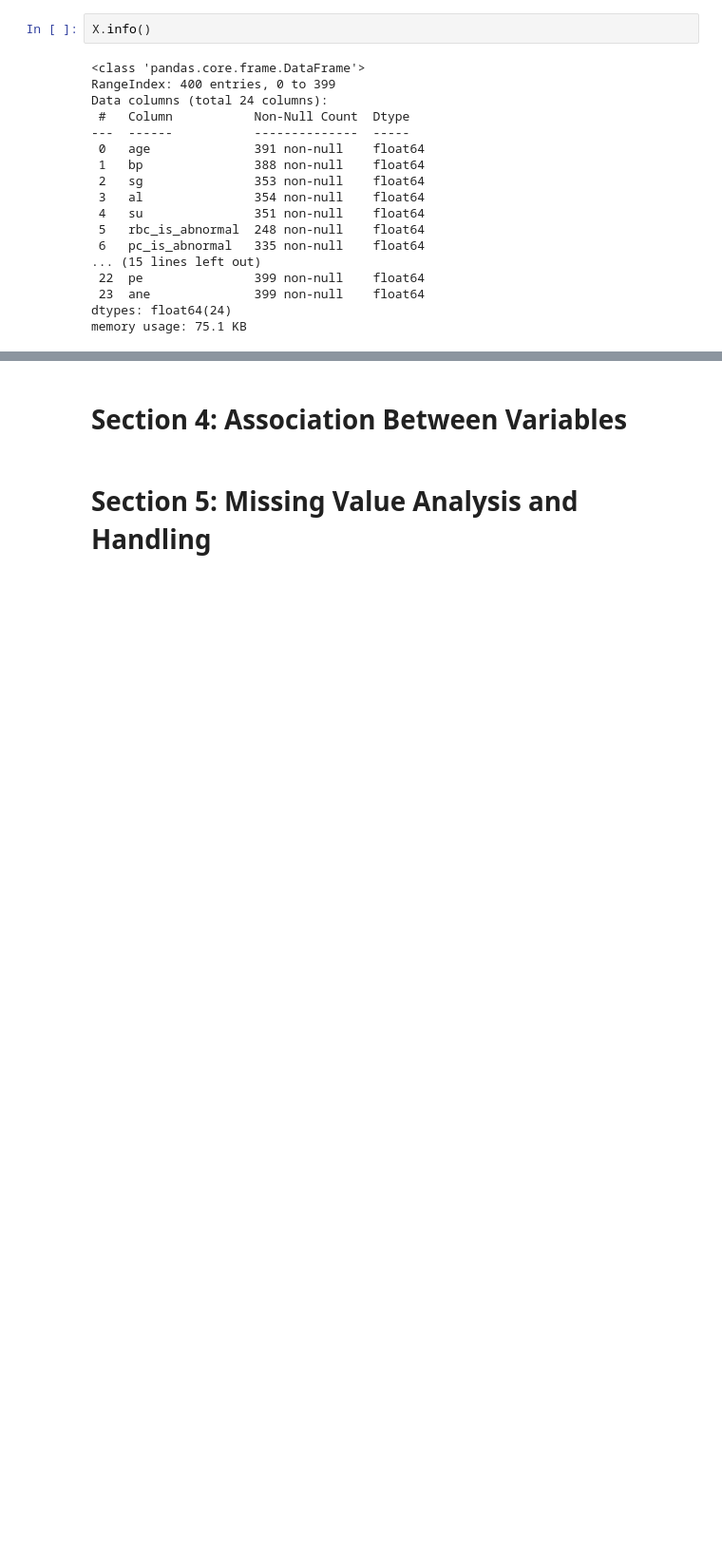
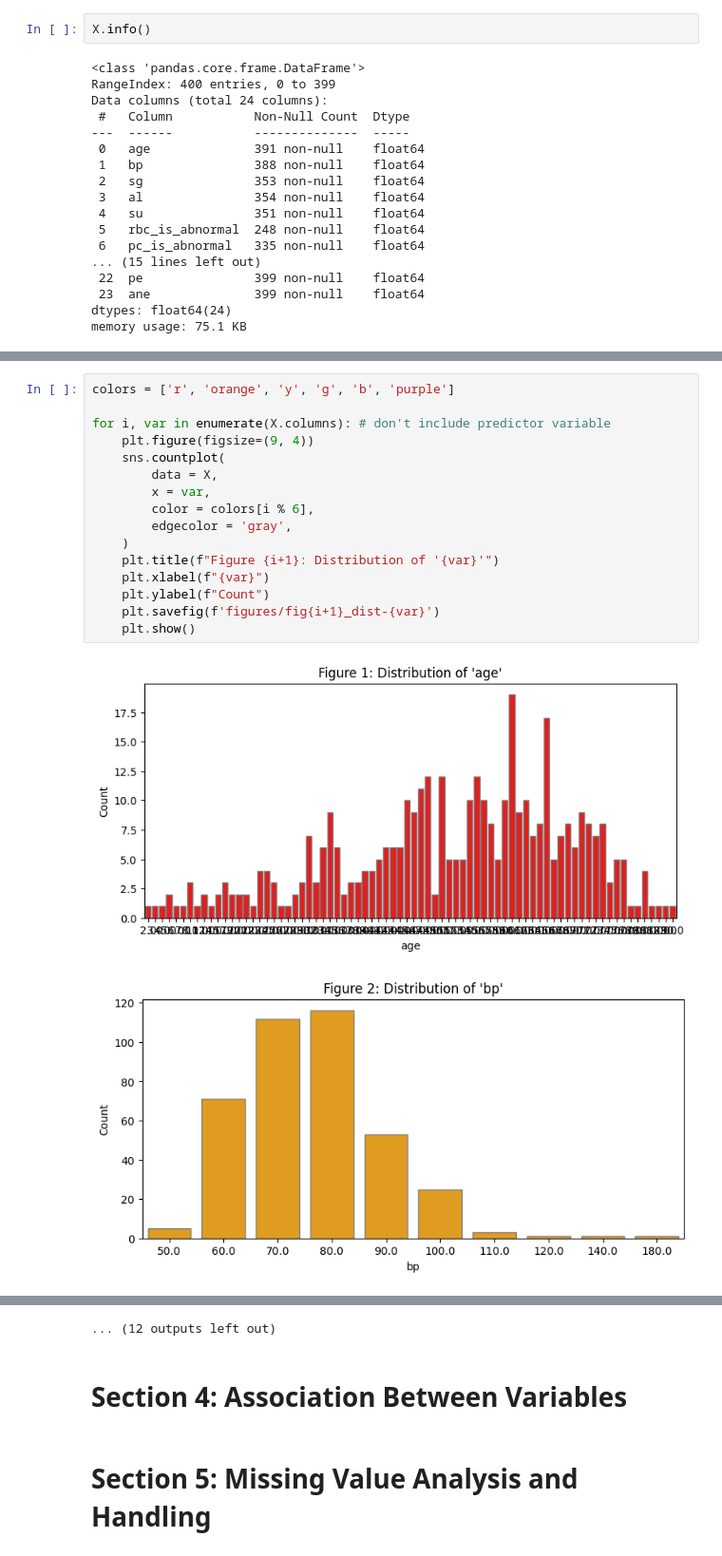
Before and after one commit to kyleosung/Stats_3DA3_A6, a Jupyter notebook: assignment6.ipynb, the cells around one changed output, grey strips where cells are left out. Shown: that part at 95% size. Saved outputs shown, nothing was run; the diff lists cells and outputs as text; blank space fills up the shorter version.

Commit message:
Visualize distributions of feature variables.

```diff
--- a/assignment6.ipynb
+++ b/assignment6.ipynb
@@ -326,0 +372,19 @@ memory usage: 75.1 KB
+# %%
+colors = ['r', 'orange', 'y', 'g', 'b', 'purple']
+
+for i, var in enumerate(X.columns): # don't include predictor variable
+    plt.figure(figsize=(9, 4))
+    sns.countplot(
+        data = X,
+        x = var,
+        color = colors[i % 6],
+        edgecolor = 'gray',
+    )
+    plt.title(f"Figure {i+1}: Distribution of '{var}'")
+    plt.xlabel(f"{var}")
+    plt.ylabel(f"Count")
+    plt.savefig(f'figures/fig{i+1}_dist-{var}')
+    plt.show()
+# %% [output]
+[figure, added]
+[figure, added]
@@ -327,3 +401,4 @@ memory usage: 75.1 KB
+... (12 outputs left out)
 # %% [markdown]
 # Section 4: Association Between Variables
 # %% [markdown]
```
Also changed, not shown: parts of 6 cells of this notebook, 24 other files.
